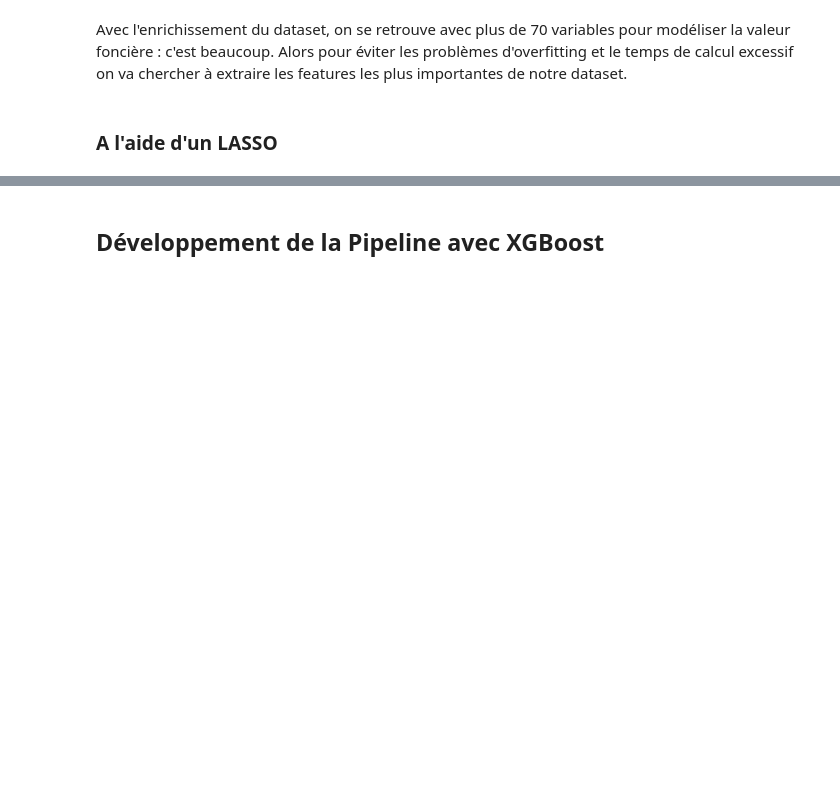
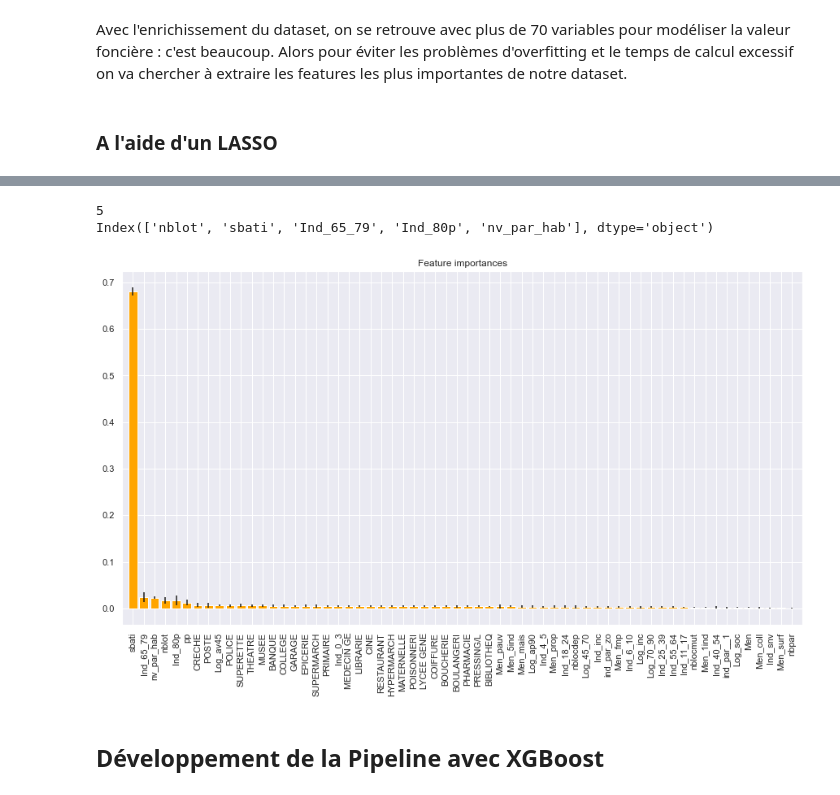
Before and after one commit to Orlogskapten/dvf_ensae_sbra, a Jupyter notebook: notebook/modelisation_wen.ipynb, the cells around one changed output, grey strips where cells are left out. Saved outputs shown, nothing was run; the diff lists cells and outputs as text; code cells hidden in the pictures; blank space fills up the shorter version.

```diff
--- a/notebook/modelisation_wen.ipynb
+++ b/notebook/modelisation_wen.ipynb
@@ -115,0 +129,4 @@ print(coeff_used)
+# %%
+# Feature selection à l'aide d'un RandomForest
+rf= RandomForestRegressor(verbose= 1, n_jobs= 10).fit(train_good_data, train_label)
+sf_rf= SelectFromModel(rf, prefit= True)
@@ -116,3 +137,27 @@ print(coeff_used)
+# %%
+selected_feat_rf= train_good_data.columns[(sf_rf.get_support())]
+print(len(selected_feat_rf))
+print(selected_feat_rf)
+# %% [output]
+5
+Index(['nblot', 'sbati', 'Ind_65_79', 'Ind_80p', 'nv_par_hab'], dtype='object')
+# %%
+importance_feature= rf.feature_importances_
+std= np.std([i.feature_importances_ for i in rf.estimators_], axis=0)
+indices= np.argsort(importance_feature)[::-1]
+
+rf_importance_col= train_good_data.iloc[:, indices.tolist()].columns
+# %%
+plt.figure(figsize= (15, 8))
+
+plt.title("Feature importances")
+plt.bar(range(train_good_data.shape[1]), importance_feature[indices],
+        color= "orange", yerr= std[indices], align= "center")
+plt.xticks(range(train_good_data.shape[1]),  rf_importance_col, rotation= "vertical")
+plt.xlim([-1, train_good_data.shape[1]])
+plt.show()
+# %% [output]
+[figure, added]
 # %% [markdown]
 ## Développement de la Pipeline avec XGBoost
 # %%
```
Also changed, not shown: parts of 10 cells of this notebook.
